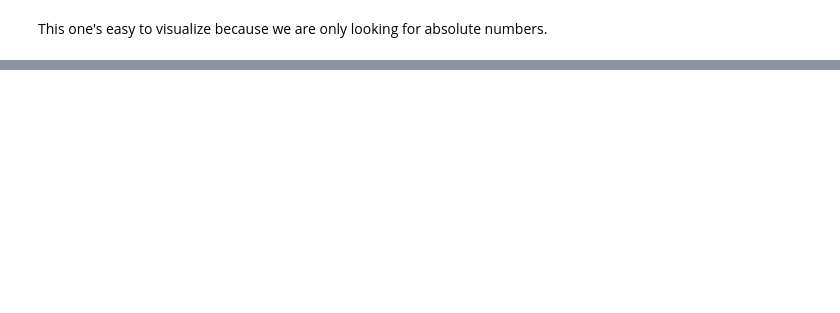
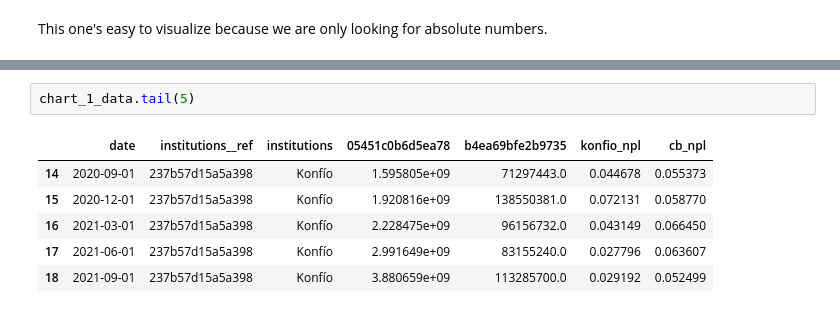
Before and after one commit to TukanMx/tukan_notebooks, a Jupyter notebook: social/social_media/21_charts_2021/21_charts_2021_2.ipynb, the cells around one changed output, grey strips where cells are left out. Cells and saved outputs as stored; diff of their text form; blank space fills up the shorter version.

```diff
--- a/social/social_media/21_charts_2021/21_charts_2021_2.ipynb
+++ b/social/social_media/21_charts_2021/21_charts_2021_2.ipynb
@@ -444,0 +798,9 @@ plt.savefig(
+# %%
+chart_1_data.tail(5)
+# %% [output]
+|  | date | institutions__ref | institutions | 05451c0b6d5ea78 | b4ea69bfe2b9735 | konfio_npl | cb_npl |
+| 14 | 2020-09-01 | 237b57d15a5a398 | Konfío | 1.595805e+09 | 71297443.0 | 0.044678 | 0.055373 |
+| 15 | 2020-12-01 | 237b57d15a5a398 | Konfío | 1.920816e+09 | 138550381.0 | 0.072131 | 0.058770 |
+| 16 | 2021-03-01 | 237b57d15a5a398 | Konfío | 2.228475e+09 | 96156732.0 | 0.043149 | 0.066450 |
+| 17 | 2021-06-01 | 237b57d15a5a398 | Konfío | 2.991649e+09 | 83155240.0 | 0.027796 | 0.063607 |
+| 18 | 2021-09-01 | 237b57d15a5a398 | Konfío | 3.880659e+09 | 113285700.0 | 0.029192 | 0.052499 |
```
Also changed, not shown: parts of 22 cells of this notebook, 14 other files.
